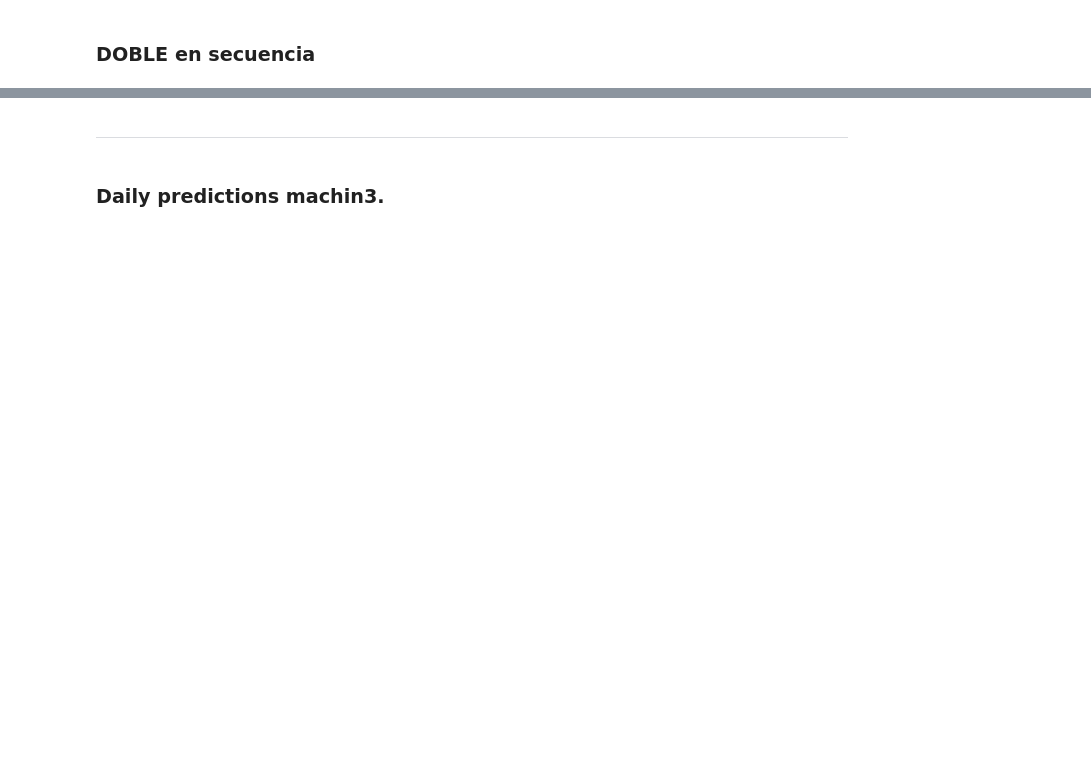
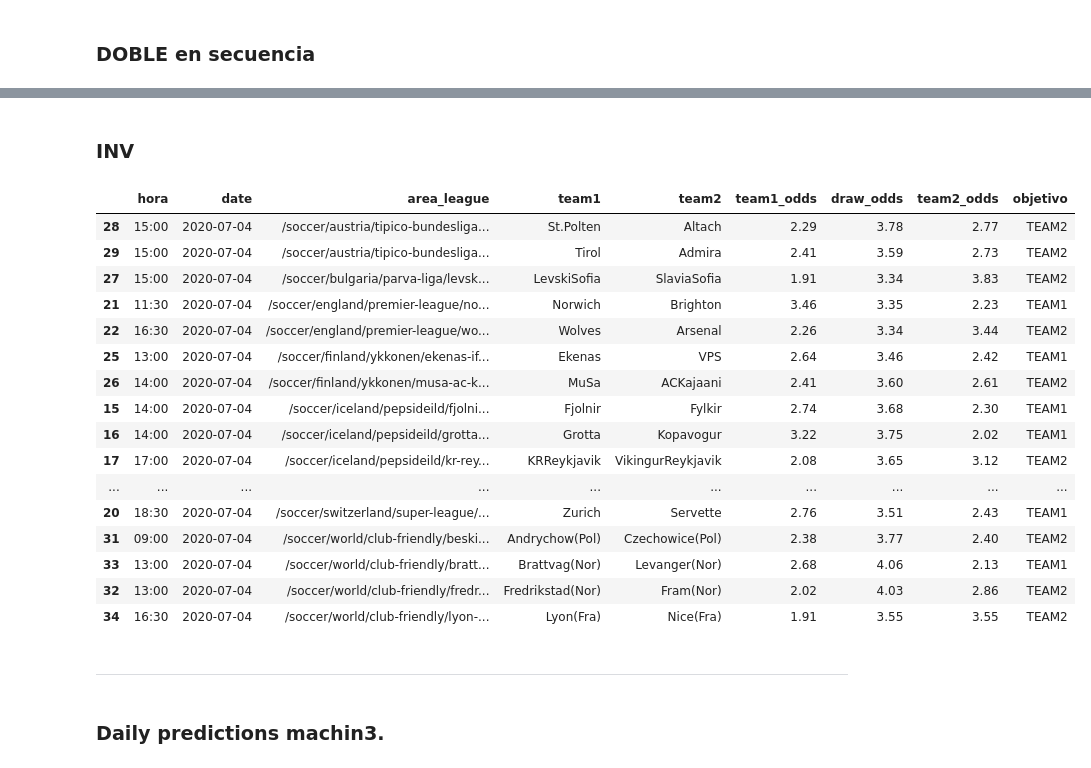
Before and after one commit to jtmancilla/DSP-Sport-AI, a Jupyter notebook: Daily-predictions.ipynb, the cells around one changed output, grey strips where cells are left out. Saved outputs shown, nothing was run; the diff lists cells and outputs as text; code cells hidden in the pictures; blank space fills up the shorter version.

```diff
--- a/Daily-predictions.ipynb
+++ b/Daily-predictions.ipynb
@@ -40,3 +39,26 @@ dsp.daily_prediction(df_prediccion)
+# %% [markdown]
+### INV
+# %%
+df_prediccion = dsp.load_data(tbl="tbl_prediccion_machin10")
+dsp.daily_prediction(df_prediccion)
+# %% [output]
+|  | hora | date | area_league | team1 | team2 | team1_odds | draw_odds | team2_odds | objetivo |
+| 28 | 15:00 | 2020-07-04 | /soccer/austria/tipico-bundesliga... | St.Polten | Altach | 2.29 | 3.78 | 2.77 | TEAM2 |
+| 29 | 15:00 | 2020-07-04 | /soccer/austria/tipico-bundesliga... | Tirol | Admira | 2.41 | 3.59 | 2.73 | TEAM2 |
+| 27 | 15:00 | 2020-07-04 | /soccer/bulgaria/parva-liga/levsk... | LevskiSofia | SlaviaSofia | 1.91 | 3.34 | 3.83 | TEAM2 |
+| 21 | 11:30 | 2020-07-04 | /soccer/england/premier-league/no... | Norwich | Brighton | 3.46 | 3.35 | 2.23 | TEAM1 |
+| 22 | 16:30 | 2020-07-04 | /soccer/england/premier-league/wo... | Wolves | Arsenal | 2.26 | 3.34 | 3.44 | TEAM2 |
+| 25 | 13:00 | 2020-07-04 | /soccer/finland/ykkonen/ekenas-if... | Ekenas | VPS | 2.64 | 3.46 | 2.42 | TEAM1 |
+| 26 | 14:00 | 2020-07-04 | /soccer/finland/ykkonen/musa-ac-k... | MuSa | ACKajaani | 2.41 | 3.60 | 2.61 | TEAM2 |
+| 15 | 14:00 | 2020-07-04 | /soccer/iceland/pepsideild/fjolni... | Fjolnir | Fylkir | 2.74 | 3.68 | 2.30 | TEAM1 |
+| 16 | 14:00 | 2020-07-04 | /soccer/iceland/pepsideild/grotta... | Grotta | Kopavogur | 3.22 | 3.75 | 2.02 | TEAM1 |
+| 17 | 17:00 | 2020-07-04 | /soccer/iceland/pepsideild/kr-rey... | KRReykjavik | VikingurReykjavik | 2.08 | 3.65 | 3.12 | TEAM2 |
+| ... | ... | ... | ... | ... | ... | ... | ... | ... | ... |
+| 20 | 18:30 | 2020-07-04 | /soccer/switzerland/super-league/... | Zurich | Servette | 2.76 | 3.51 | 2.43 | TEAM1 |
+| 31 | 09:00 | 2020-07-04 | /soccer/world/club-friendly/beski... | Andrychow(Pol) | Czechowice(Pol) | 2.38 | 3.77 | 2.40 | TEAM2 |
+| 33 | 13:00 | 2020-07-04 | /soccer/world/club-friendly/bratt... | Brattvag(Nor) | Levanger(Nor) | 2.68 | 4.06 | 2.13 | TEAM1 |
+| 32 | 13:00 | 2020-07-04 | /soccer/world/club-friendly/fredr... | Fredrikstad(Nor) | Fram(Nor) | 2.02 | 4.03 | 2.86 | TEAM2 |
+| 34 | 16:30 | 2020-07-04 | /soccer/world/club-friendly/lyon-... | Lyon(Fra) | Nice(Fra) | 1.91 | 3.55 | 3.55 | TEAM2 |
 # %% [markdown]
 ___
 # %% [markdown]
```
Also changed, not shown: parts of 6 cells of this notebook.
